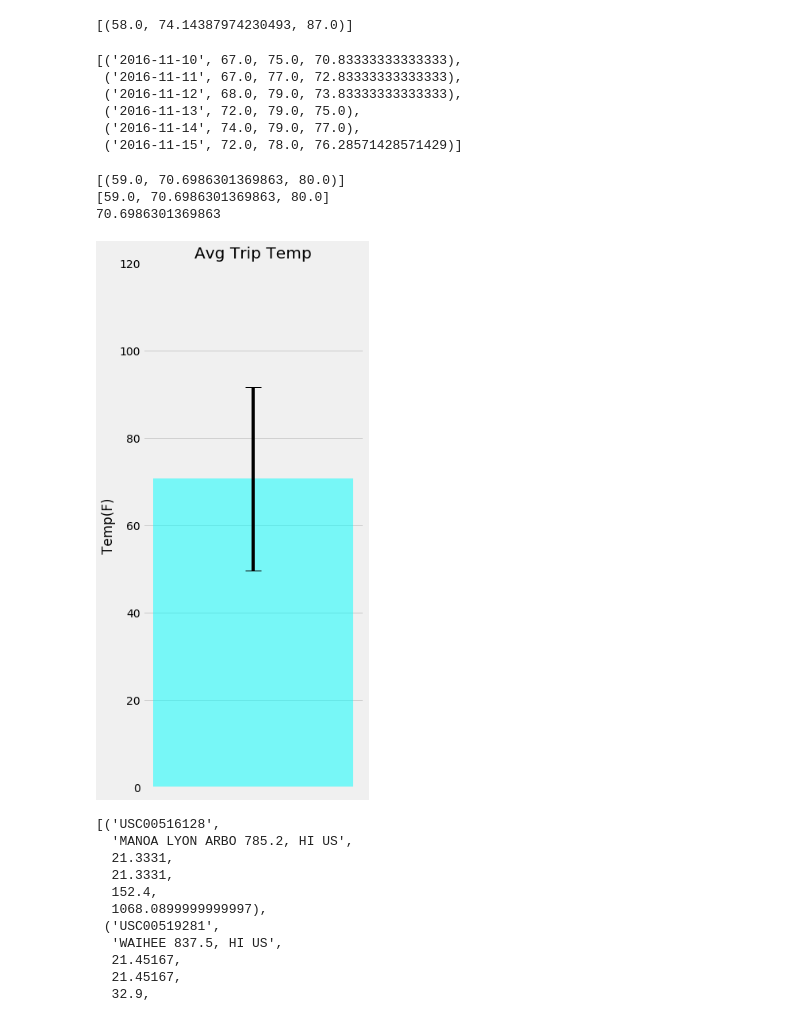
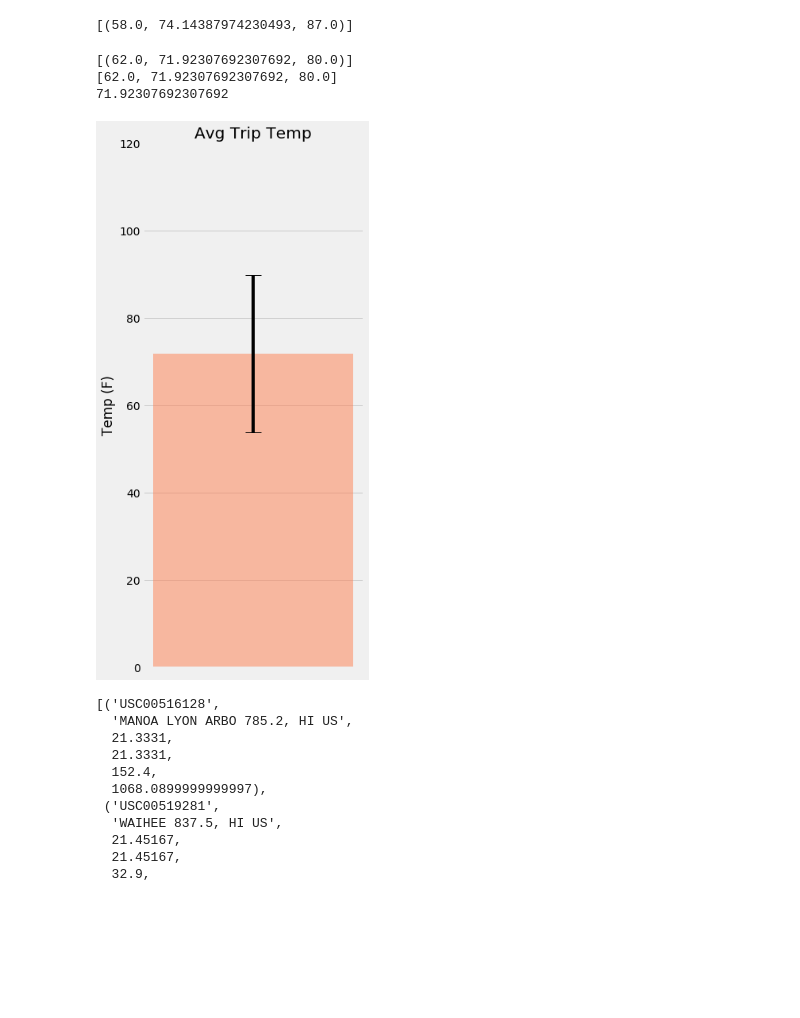
Before and after one commit to Cadet93/sqlalchemy-challenge, a Jupyter notebook: climate_analysis_HI.ipynb, the cells around one changed output. Saved outputs shown, nothing was run; the diff lists cells and outputs as text; code cells hidden in the pictures; blank space fills up the shorter version.

```diff
--- a/climate_analysis_HI.ipynb
+++ b/climate_analysis_HI.ipynb
@@ -298,27 +304,10 @@ def calc_temps(start_date, end_date):
 print(calc_temps('2017-01-01', '2017-08-23'))
 # %% [output]
 [(58.0, 74.14387974230493, 87.0)]
-# %%
-start = "2016-11-10"
-end = "2016-11-15"
-
-se_temp_results = session.query(Measurement.date, func.min(Measurement.tobs), func.max(Measurement.tobs), func.avg(Measurement.tobs)).\
-        filter(func.strftime("%Y-%m-%d", Measurement.date) >= start).\
-        filter(func.strftime("%Y-%m-%d", Measurement.date) <= end).\
-        group_by(Measurement.date).all()
-
-se_temp_results
-# %% [output]
-[('2016-11-10', 67.0, 75.0, 70.83333333333333),
- ('2016-11-11', 67.0, 77.0, 72.83333333333333),
- ('2016-11-12', 68.0, 79.0, 73.83333333333333),
- ('2016-11-13', 72.0, 79.0, 75.0),
- ('2016-11-14', 74.0, 79.0, 77.0),
- ('2016-11-15', 72.0, 78.0, 76.28571428571429)]
 # %%
 # Use your previous function `calc_temps` to calculate the tmin, tavg, and tmax
 # for your trip using the previous year's data for those same dates.
-trip_temps = calc_temps('2017-02-05', '2017-02-15')
+trip_temps = calc_temps('2017-02-10', '2017-02-15')
 
 print(trip_temps)
 
@@ -332,31 +321,31 @@ min_temp, avg_temp, max_temp = unraveled_temps
 
 print(avg_temp)
 # %% [output]
-[(59.0, 70.6986301369863, 80.0)]
-[59.0, 70.6986301369863, 80.0]
-70.6986301369863
+[(62.0, 71.92307692307692, 80.0)]
+[62.0, 71.92307692307692, 80.0]
+71.92307692307692
 # %%
 # Plot the results from your previous query as a bar chart.
 # Use "Trip Avg Temp" as your Title
 # Use the average temperature for the y value
 # Use the peak-to-peak (tmax-tmin) value as the y error bar (yerr)
 x_pos = np.arange(1)
 
 # Build the plot
 fig, ax = plt.subplots(figsize=(5,10))
-ax.bar(x_pos, avg_temp, yerr=max_temp-min_temp, align='center', alpha=0.5, ecolor='black', capsize=10, color='aqua')
-ax.set_ylabel('Temp(F)')
+ax.bar(x_pos, avg_temp, yerr=max_temp-min_temp, align='center', alpha=0.5, ecolor='black', capsize=10, color='coral')
+ax.set_ylabel('Temp (F)')
 ax.set_xticks(x_pos +1)
 ax.set_title('Avg Trip Temp')
 plt.ylim(0, 120)
 ax.yaxis.grid(True)
 
 # Save the figure and show
 plt.tight_layout()
 
 plt.show()
 # %% [output]
-[figure, old version]
+[figure, new version]
 # %%
 # Calculate the total amount of rainfall per weather station for your trip dates using the previous year's matching dates.
 # Sort this in descending order by precipitation amount and list the station, name, latitude, longitude, and elevation
```
Also changed, not shown: parts of 7 cells of this notebook, 1 other file.
